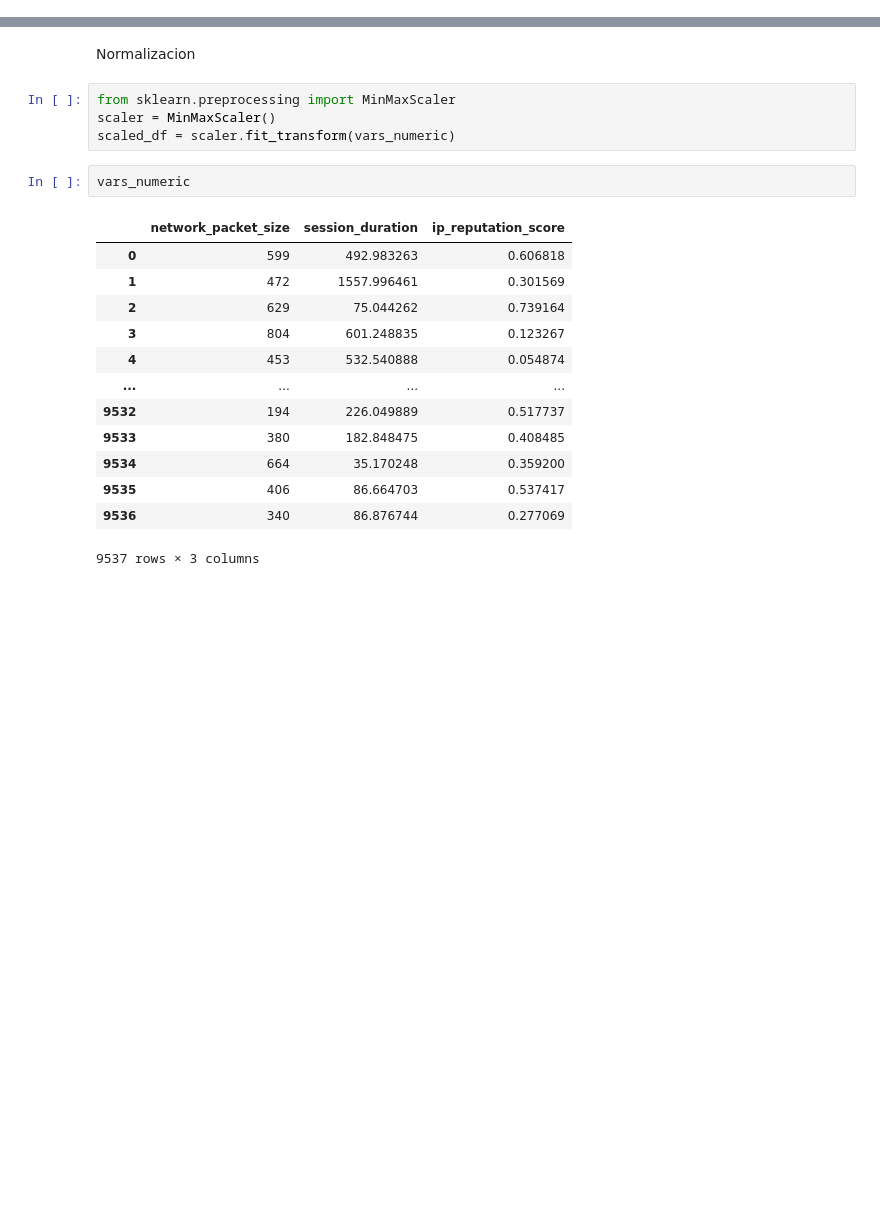
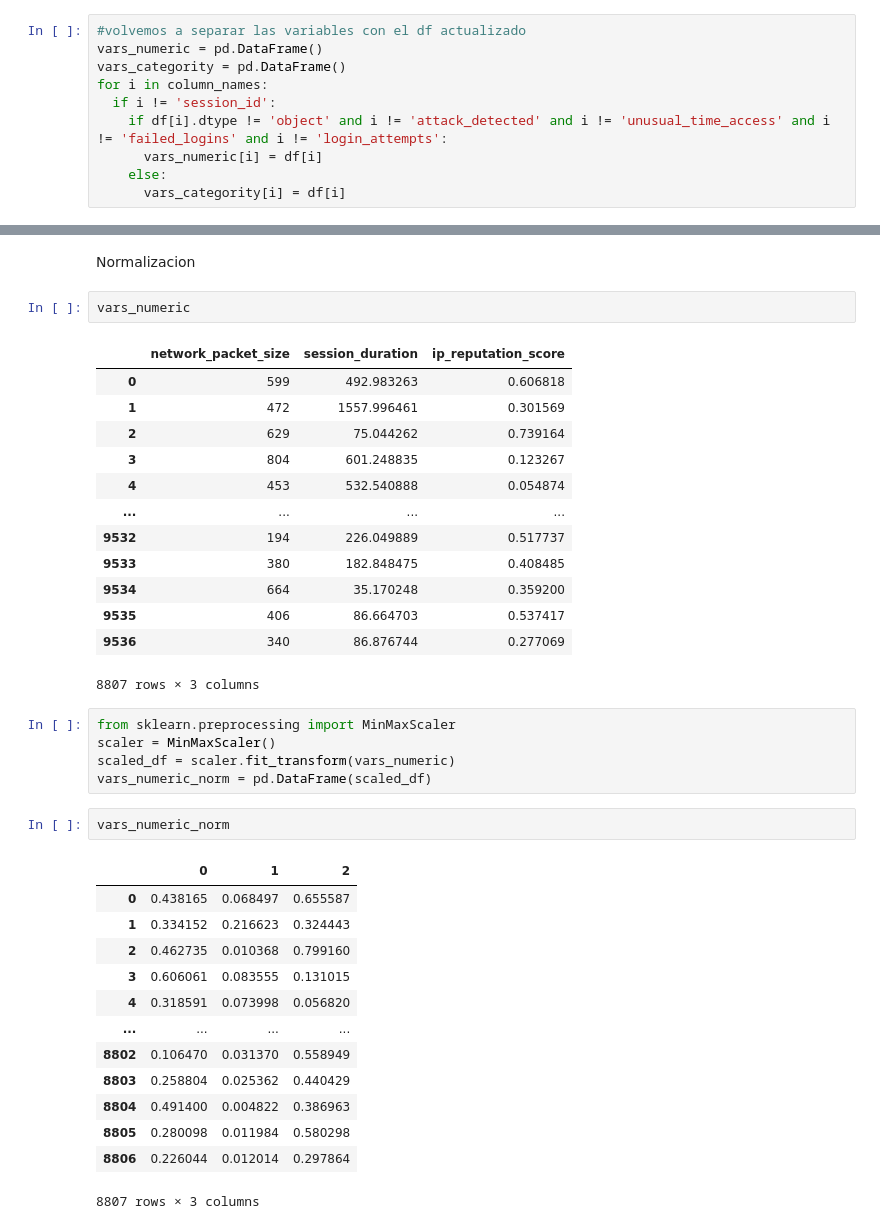
Before and after one commit to Franguti4k/Practica_3_IA, a Jupyter notebook: codigo.ipynb, the cells around one changed output, grey strips where cells are left out. Saved outputs shown, nothing was run; the diff lists cells and outputs as text; blank space fills up the shorter version.

```diff
--- a/codigo.ipynb
+++ b/codigo.ipynb
@@ -281,5 +285,15 @@ Eliminacion de filas donde haya mas fallos de lgin que intentos
 # %%
 df = df[(df['failed_logins']<=df['login_attempts'])]
+# %%
+#volvemos a separar las variables con el df actualizado
+vars_numeric = pd.DataFrame()
+vars_categority = pd.DataFrame()
+for i in column_names:
+  if i != 'session_id':
+    if df[i].dtype != 'object' and i != 'attack_detected' and i != 'unusual_time_access' and i != 'failed_logins' and i != 'login_attempts':
+      vars_numeric[i] = df[i]
+    else:
+      vars_categority[i] = df[i]
 # %%
 df.shape
 # %% [output]
@@ -343,10 +357,6 @@ df.head(10)
 | 9 | 608 | 1 | 6 | 531.944107 | 0 | ... |
 # %% [markdown]
 Normalizacion
-# %%
-from sklearn.preprocessing import MinMaxScaler
-scaler = MinMaxScaler()
-scaled_df = scaler.fit_transform(vars_numeric)
 # %%
 vars_numeric
 # %% [output]
@@ -362,4 +372,25 @@ vars_numeric
 | 9534 | 664 | 35.170248 | 0.359200 |
 | 9535 | 406 | 86.664703 | 0.537417 |
 | 9536 | 340 | 86.876744 | 0.277069 |
-9537 rows × 3 columns
+8807 rows × 3 columns
+# %%
+from sklearn.preprocessing import MinMaxScaler
+scaler = MinMaxScaler()
+scaled_df = scaler.fit_transform(vars_numeric)
+vars_numeric_norm = pd.DataFrame(scaled_df)
+# %%
+vars_numeric_norm
+# %% [output]
+|  | 0 | 1 | 2 |
+| 0 | 0.438165 | 0.068497 | 0.655587 |
+| 1 | 0.334152 | 0.216623 | 0.324443 |
+| 2 | 0.462735 | 0.010368 | 0.799160 |
+| 3 | 0.606061 | 0.083555 | 0.131015 |
+| 4 | 0.318591 | 0.073998 | 0.056820 |
+| ... | ... | ... | ... |
+| 8802 | 0.106470 | 0.031370 | 0.558949 |
+| 8803 | 0.258804 | 0.025362 | 0.440429 |
+| 8804 | 0.491400 | 0.004822 | 0.386963 |
+| 8805 | 0.280098 | 0.011984 | 0.580298 |
+| 8806 | 0.226044 | 0.012014 | 0.297864 |
+8807 rows × 3 columns
```
Also changed, not shown: parts of 9 cells of this notebook.
